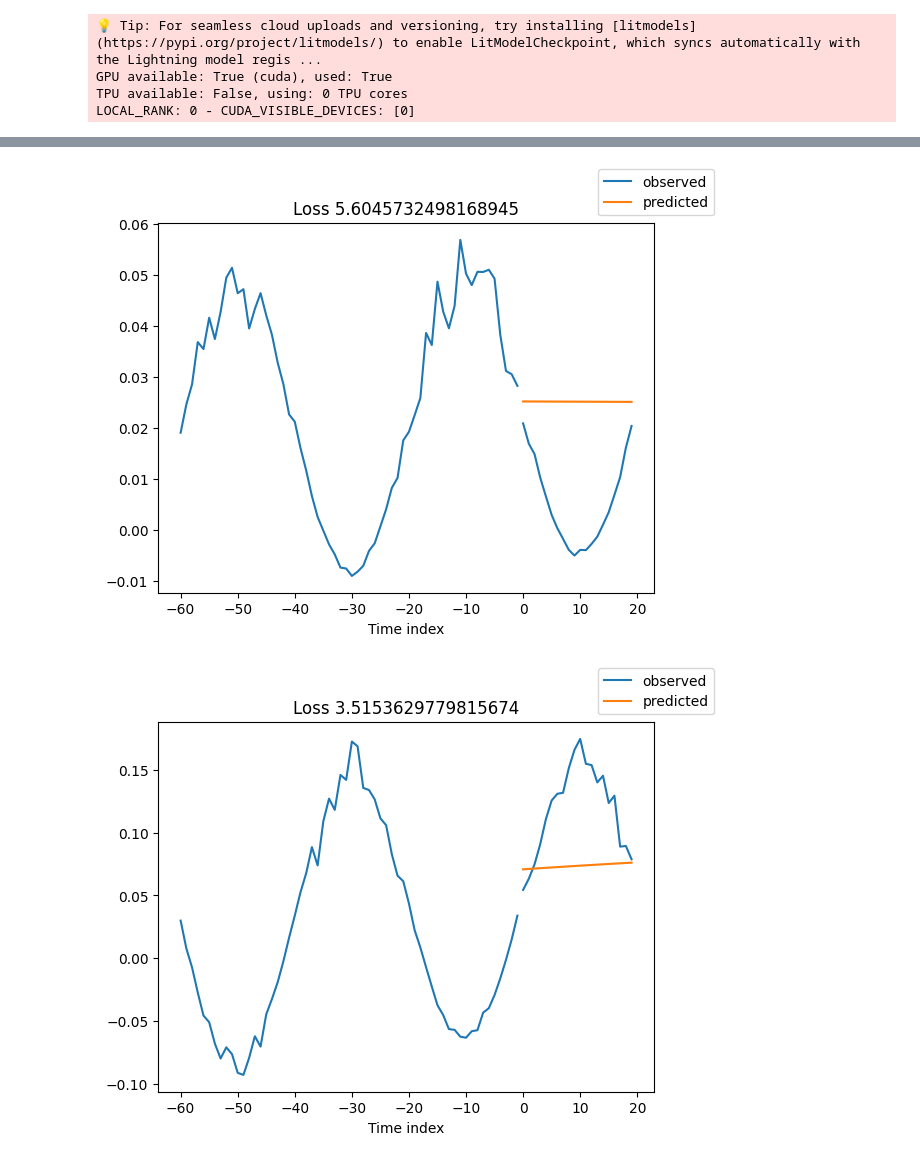
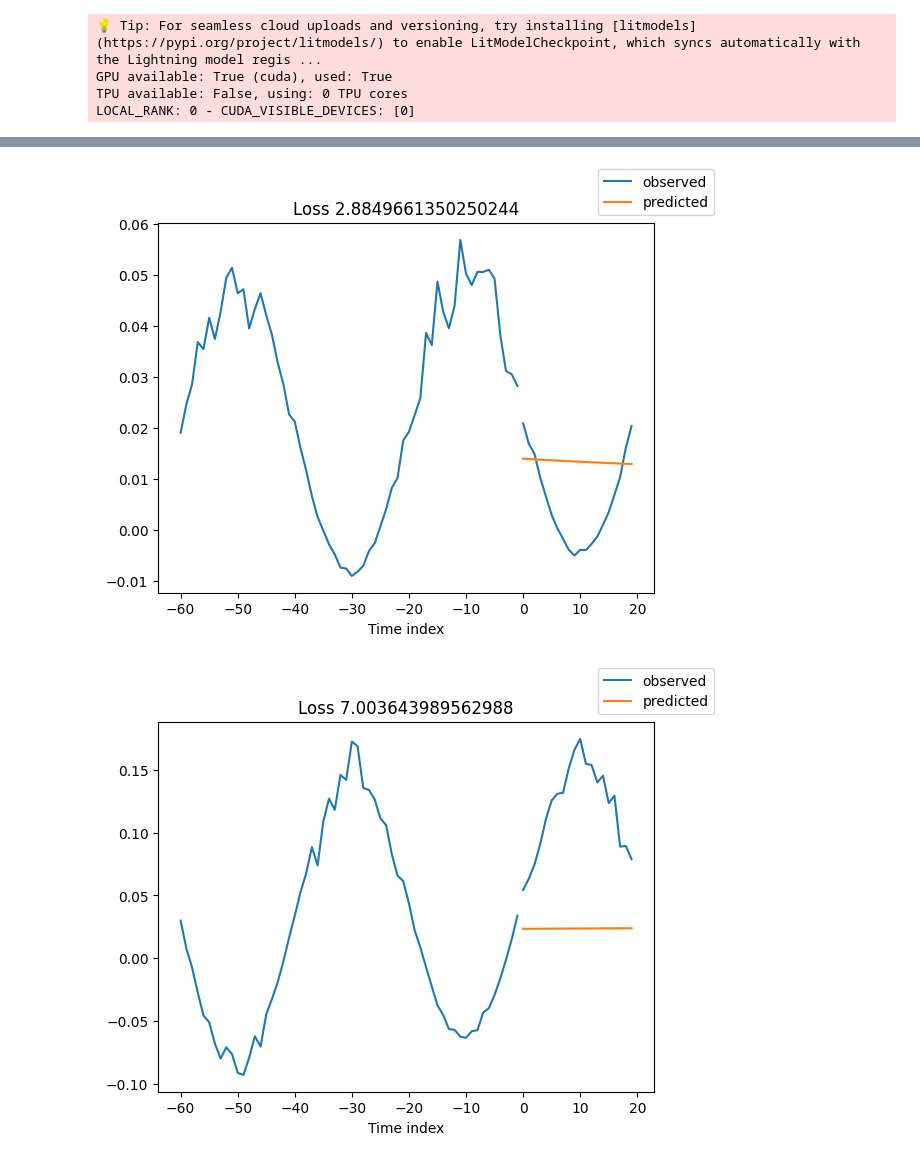
Before and after one commit to sh-am-si/Deep-Learning-for-Time-Series-Data-Cookbook, a Jupyter notebook: Chapter_6/nbeats.ipynb, the cells around one changed output, grey strips where cells are left out. Drawn from its saved outputs; the diff is of its cells as text; code cells hidden in the pictures.

```diff
--- a/Chapter_6/nbeats.ipynb
+++ b/Chapter_6/nbeats.ipynb
@@ -67,7 +71,13 @@ data.tail()
 # %%
 fig = go.Figure()
 for series_id in data["series"].unique():
-    fig.add_trace(go.Scatter(x=data[data.series==series_id].time_idx, y=data[data.series==series_id].value, name=f"id={series_id}"))
+    fig.add_trace(
+        go.Scatter(
+            x=data[data.series == series_id].time_idx,
+            y=data[data.series == series_id].value,
+            name=f"id={series_id}",
+        )
+    )
 fig.layout.showlegend = True
 fig.show()
 # %%
@@ -92,9 +102,15 @@ training = TimeSeriesDataSet(
     max_prediction_length=prediction_length,
 )
 
-validation = TimeSeriesDataSet.from_dataset(training, data, min_prediction_idx=training_cutoff + 1)
+validation = TimeSeriesDataSet.from_dataset(
+    training, data, min_prediction_idx=training_cutoff + 1
+)
 batch_size = 128
-train_dataloader = training.to_dataloader(train=True, batch_size=batch_size, num_workers=0)
-val_dataloader = validation.to_dataloader(train=False, batch_size=batch_size, num_workers=0)
+train_dataloader = training.to_dataloader(
+    train=True, batch_size=batch_size, num_workers=0
+)
+val_dataloader = validation.to_dataloader(
+    train=False, batch_size=batch_size, num_workers=0
+)
 # %%
 # calculate baseline absolute error
@@ -149,7 +162,9 @@ tensor(0.5462, device='cuda:0')
 # net.hparams.learning_rate = res.suggestion()
 # print(f"Updated learning rate to: {net.hparams.learning_rate}")
 # %%
-early_stop_callback = EarlyStopping(monitor="val_loss", min_delta=1e-4, patience=10, verbose=False, mode="min")
+early_stop_callback = EarlyStopping(
+    monitor="val_loss", min_delta=1e-4, patience=10, verbose=False, mode="min"
+)
 trainer = ptl.Trainer(
     max_epochs=3,
     accelerator="auto",
@@ -162,7 +177,7 @@ trainer = ptl.Trainer(
 
 net = NBeats.from_dataset(
     training,
-    learning_rate=1e-3,
+    learning_rate=5e-4,
     log_interval=10,
     log_val_interval=1,
     weight_decay=1e-2,
@@ -220,5 +235,7 @@ TPU available: False, using: 0 TPU cores
 LOCAL_RANK: 0 - CUDA_VISIBLE_DEVICES: [0]
 # %%
 for idx in range(10):  # plot 10 examples
-    best_model.plot_prediction(raw_predictions.x, raw_predictions.output, idx=idx, add_loss_to_title=True)
+    best_model.plot_prediction(
+        raw_predictions.x, raw_predictions.output, idx=idx, add_loss_to_title=True
+    )
 # %% [output]
@@ -229,3 +246,3 @@ for idx in range(10):  # plot 10 examples
-[figure, old version]
+[figure, new version]
-[figure, old version]
+[figure, new version]
 [figure]
```
Also changed, not shown: parts of 9 cells of this notebook, 4 other files.
